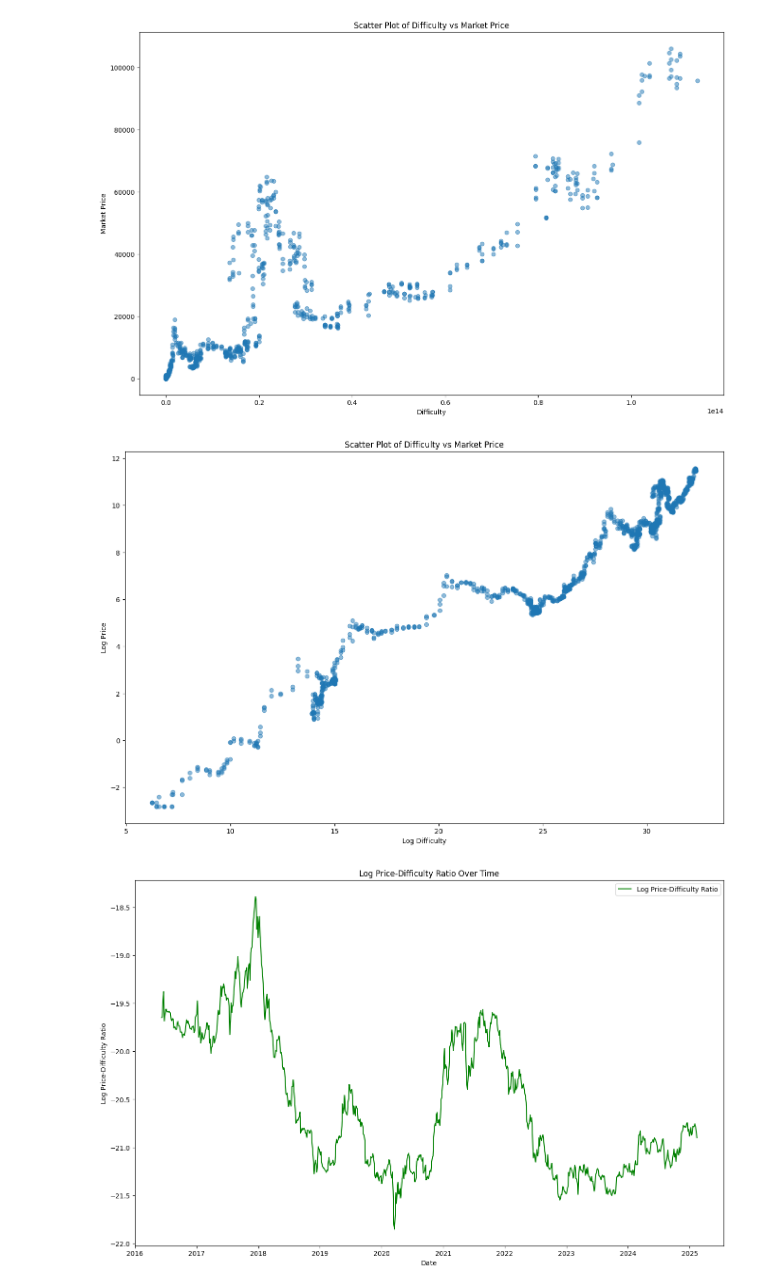
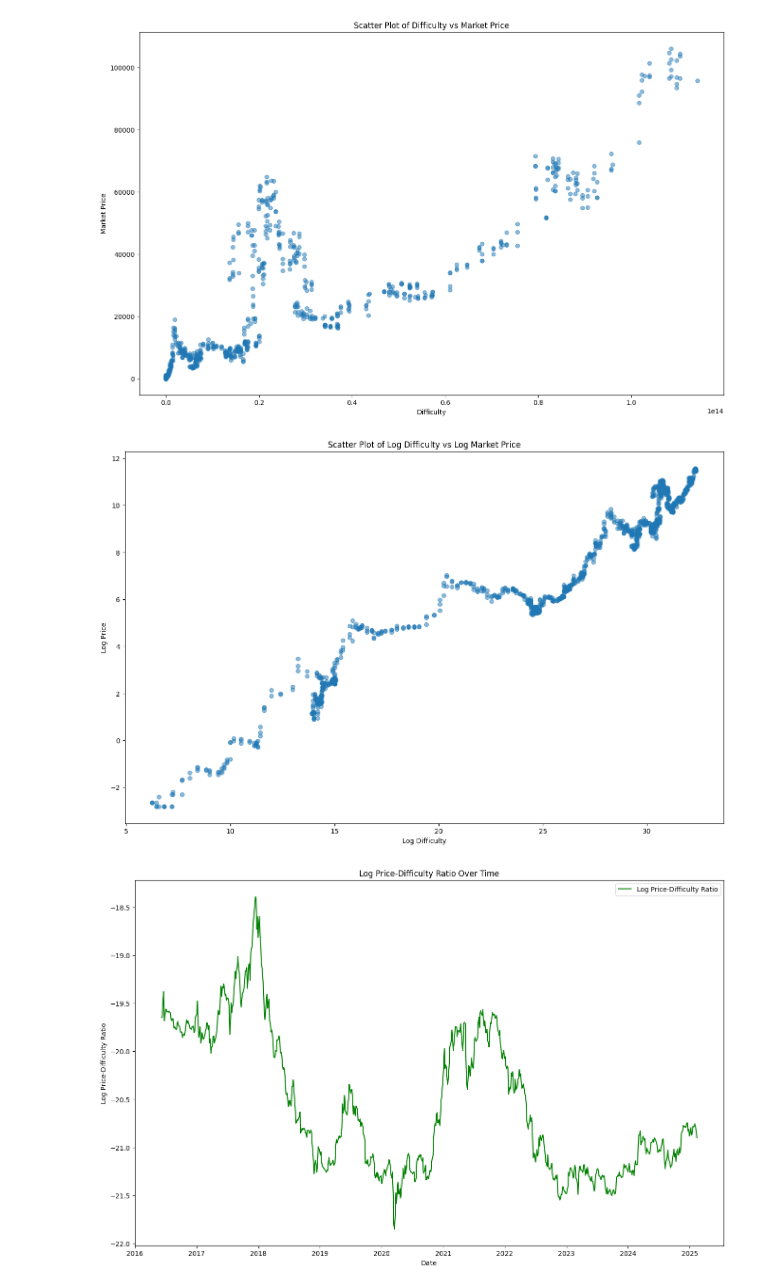
Before and after one commit to mareeben/btc-model, a Jupyter notebook: notebooks/btc_model_analysis.ipynb, the cells around one changed output. Drawn from its saved outputs; the diff is of its cells as text; code cells hidden in the pictures.

```diff
--- a/notebooks/btc_model_analysis.ipynb
+++ b/notebooks/btc_model_analysis.ipynb
@@ -1,6 +1,8 @@
 # %%
 import pandas as pd
 import matplotlib.pyplot as plt
+import scipy.stats as stats
+from scipy.stats import kstest, lognorm, norm
 import numpy as np
 
 # Load the CSV file into a DataFrame
@@ -18,9 +20,11 @@ df['price-ratio'] = df['market-price'].replace(0, np.nan) / df['difficulty'].rep
 df['log-difficulty'] = np.log(df['difficulty'].replace(0, np.nan))
 df['log-price'] = np.log(df['market-price'].replace(0, np.nan))
 
-# Add column log-price-ratio from log-price / log-difficulty, excluding NaNs
 # Add column log-price-ratio from log-price / log-difficulty, excluding NaNs and zero values
 df['log-price-ratio'] = np.log(df['market-price'].replace(0, np.nan) / df['difficulty'].replace(0, np.nan))
+
+# Add column 'log-return' as natural log of market-price to its value on the prior day using shift
+df['log-return'] = np.log(df['market-price'] / df['market-price'].shift(1))
 # %%
 # Create a figure and a set of subplots with two y-axes
 fig, ax1 = plt.subplots(figsize=(16, 10))  # Adjust plot size to 16x10
@@ -60,17 +64,17 @@ plt.show()
 # %%
 # Create a scatter plot for difficulty vs market-price
 plt.figure(figsize=(16, 10))  # Adjust plot size to 16x10
 plt.scatter(df['log-difficulty'], df['log-price'], alpha=0.5)
 
 # Add labels and title
 plt.xlabel('Log Difficulty')
 plt.ylabel('Log Price')
-plt.title("Scatter Plot of Difficulty vs Market Price")
+plt.title("Scatter Plot of Log Difficulty vs Log Market Price")
 
 # Display the plot
 plt.show()
 # %% [output]
-[figure, old version]
+[figure, new version]
 # %%
 # Create a new filtered DataFrame for dates greater than 1 January 2016
 df_filtered = df[(df.index > '2016-06-04')] #(df.index < '2018-06-04')
```
Also changed, not shown: parts of 10 cells of this notebook.
